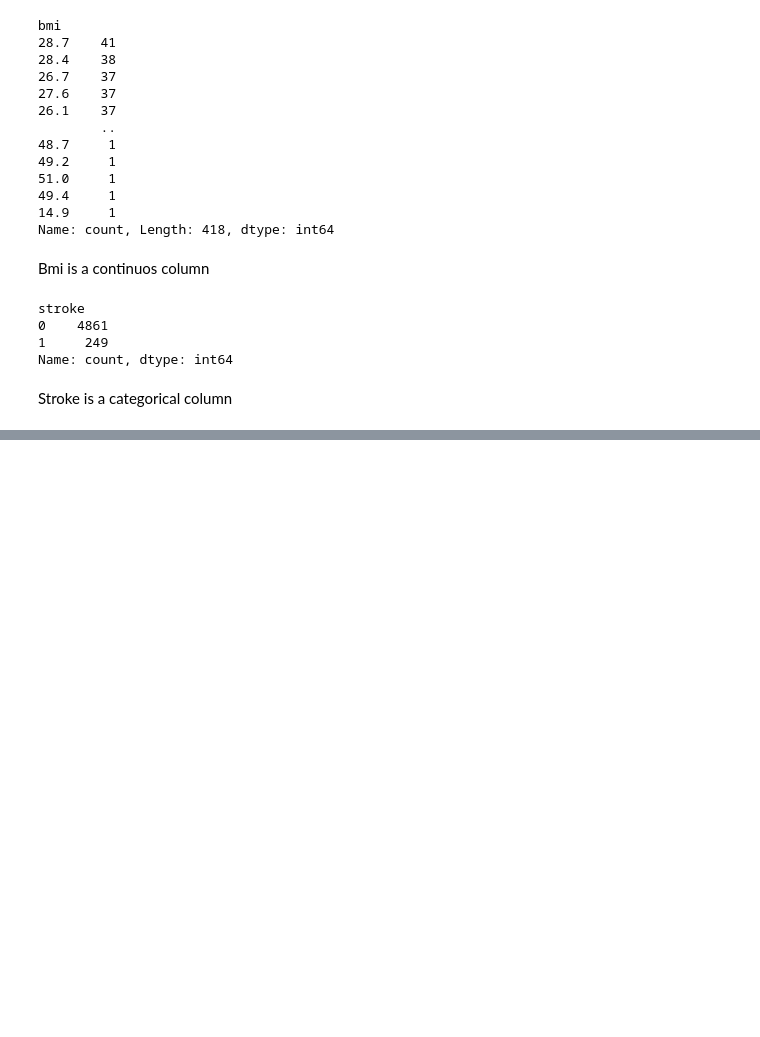
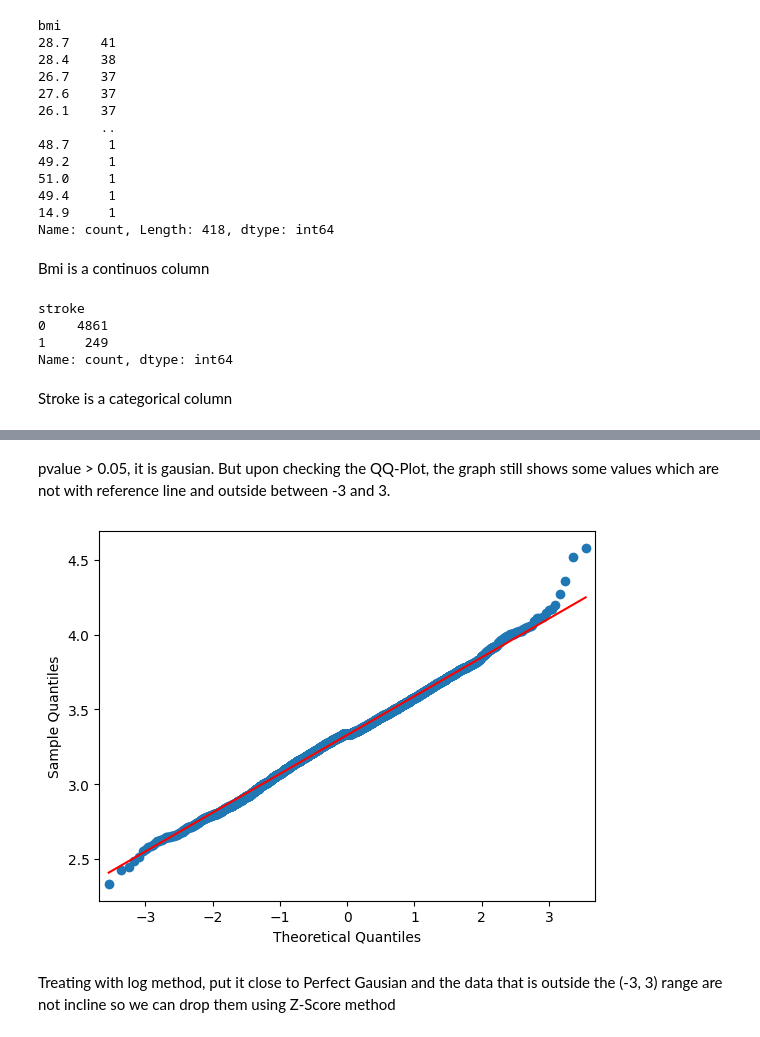
Before and after one commit to IshanSarkar/Portfolio, a Jupyter notebook: Healtcare/Stroke_Prediction.ipynb, the cells around one changed output, grey strips where cells are left out. Saved outputs shown, nothing was run; the diff lists cells and outputs as text; code cells hidden in the pictures; blank space fills up the shorter version.

```diff
--- a/Healtcare/Stroke_Prediction.ipynb
+++ b/Healtcare/Stroke_Prediction.ipynb
@@ -91,0 +156,8 @@ Stroke is a categorical column
+# %% [markdown]
+pvalue > 0.05, it is gausian. But upon checking the QQ-Plot, the graph still shows some values which are not with reference line and outside between -3 and 3.
+# %%
+qqplot(np.log(df.bmi), line='s');
+# %% [output]
+[figure, added]
+# %% [markdown]
+Treating with log method, put it close to Perfect Gausian and the data that is outside the (-3, 3) range are not incline so we can drop them using Z-Score method
```
Also changed, not shown: parts of 21 cells of this notebook.
